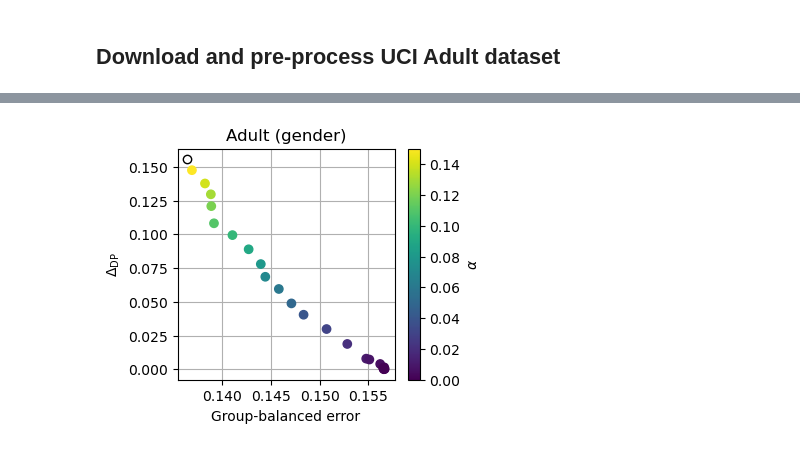
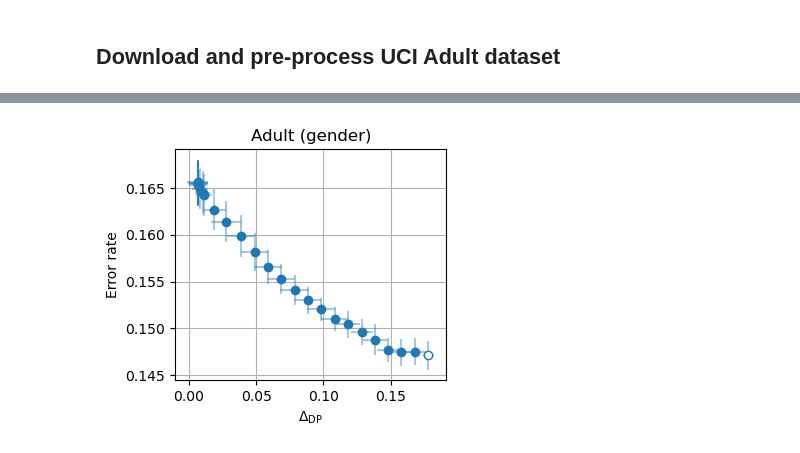
Before and after one commit to rxian/fair-classification, a Jupyter notebook: adult.ipynb, the cells around one changed output, grey strips where cells are left out. Drawn from its saved outputs; the diff is of its cells as text; code cells hidden in the pictures.

```diff
--- a/adult.ipynb
+++ b/adult.ipynb
@@ -162,11 +127,0 @@ def plot_results(alpha, res, title):
-# %%
-sensitive_attributes = ["Sex"]
-train_groups, test_groups, n_groups = get_group_labels_and_print_statistics(
-    sensitive_attributes)
-train_data_pre, train_data_post, train_labels_pre, train_labels_post, train_groups_pre, train_groups_post = sklearn.model_selection.train_test_split(
-    train_data,
-    train_labels,
-    train_groups,
-    test_size=split_ratio_for_postprocessing,
-    random_state=seed)
-train_labels_pre_one_hot = pd.get_dummies(train_labels_pre)
@@ -185,26 +171,36 @@ Perfect results if dataset equals population:
 # %%
-predictor = sklearn.linear_model.LinearRegression()
-predictor.fit(train_data_pre, train_labels_pre_one_hot)
-train_probas_post = projection_simplex(predictor.predict(train_data_post),
-                                       axis=1)
-test_probas = projection_simplex(predictor.predict(test_data), axis=1)
+alphas = [
+    np.inf, 0.17, 0.16, 0.15, 0.14, 0.13, 0.12, 0.11, 0.1, 0.09, 0.08, 0.07,
+    0.06, 0.05, 0.04, 0.03, 0.02, 0.01, 0.008, 0.005, 0.002, 0.0015, 0.001,
+    0.0005, 0.0001
+]
 
-alphas = [
-    0.15, 0.14, 0.13, 0.12, 0.11, 0.1, 0.09, 0.08, 0.07, 0.06, 0.05, 0.04, 0.03,
-    0.02, 0.01, 0.008, 0.005, 0.002, 0.0015, 0.001, 0.0005, 0.0001, 0.0
-]
-res = defaultdict(dict)
-add_metrics_to_dict(res, "no_postprocess", test_labels,
-                    np.argmax(test_probas, axis=1), test_groups, n_groups)
-for alpha in alphas:
-  postprocessor = PostProcessorDP().fit(train_probas_post,
-                                        train_groups_post,
-                                        alpha=alpha)
-  test_preds = postprocessor.predict(test_probas, test_groups)
-  add_metrics_to_dict(res, alpha, test_labels, test_preds, test_groups,
-                      n_groups)
+return_vals = process_map(
+    partial(
+        utils.postprocess,
+        postprocessor_factory=PostProcessorDP,
+        evaluate_fn=partial(utils.evaluate,
+                            n_groups=n_groups,
+                            n_classes=n_classes,
+                            metrics=['delta_dp']),
+        probas=probas_,
+        labels=labels_,
+        groups=groups_,
+        n_post=n_post,
+        n_test=n_test,
+    ),
+    [(alpha, seed) for alpha in alphas for seed in seeds],
+    max_workers=max_workers,
+)
+results = [{
+    'alpha': alpha,
+    **result
+} for alpha, _, result, _ in return_vals if result is not None]
 
-plot_results(alphas, res, "Adult (gender)")
-display(pd.DataFrame(res))
+(fig, ax), df = utils.plot_results(results, 'delta_dp')
+ax.set_xlabel("$\\Delta_{\\mathrm{DP}}$")
+ax.set_title("Adult (gender)")
+plt.show()
+display(df)
 # %% [output]
-[figure, old version]
+[figure, new version]
```
Also changed, not shown: parts of 24 cells of this notebook, 6 other files.
